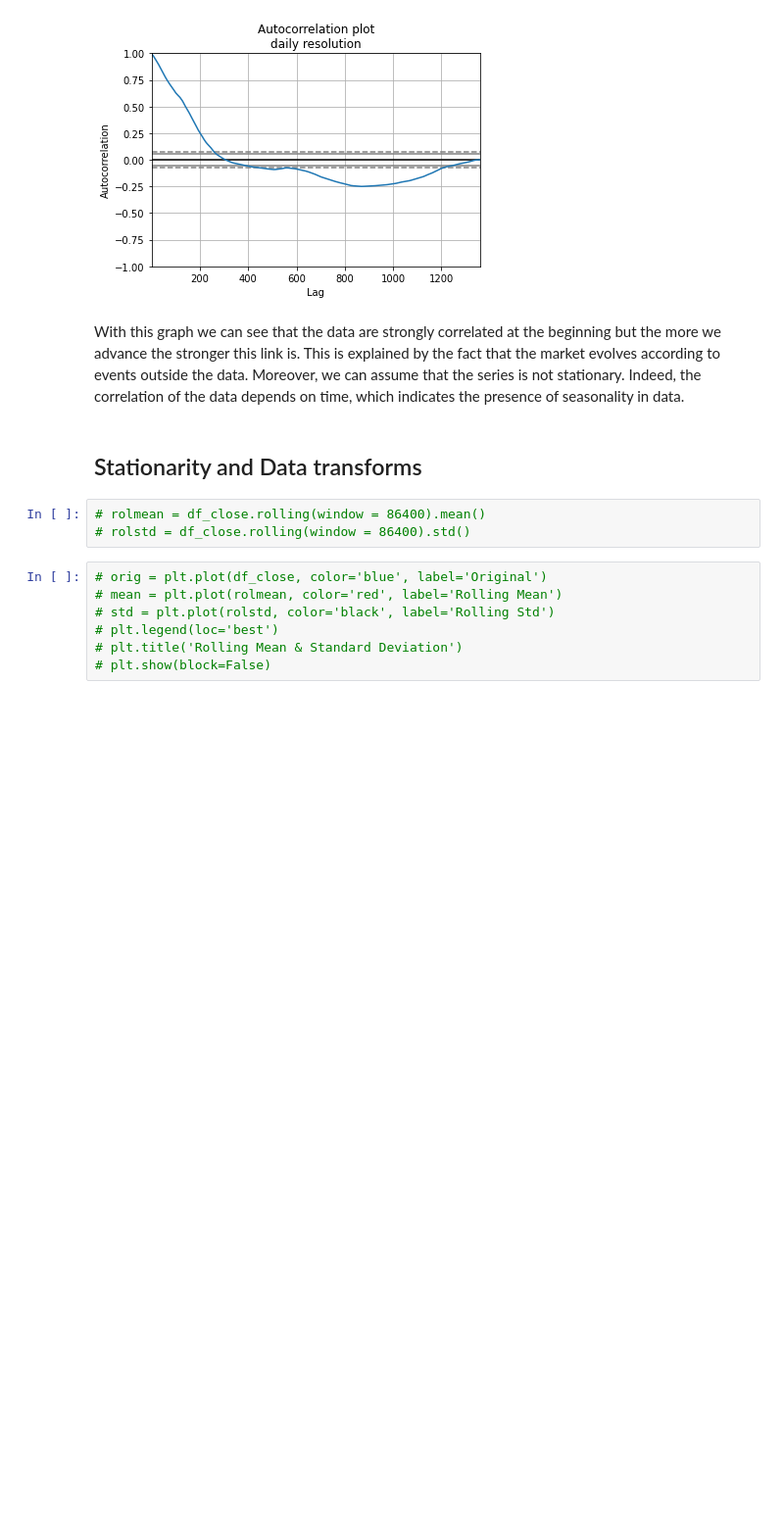
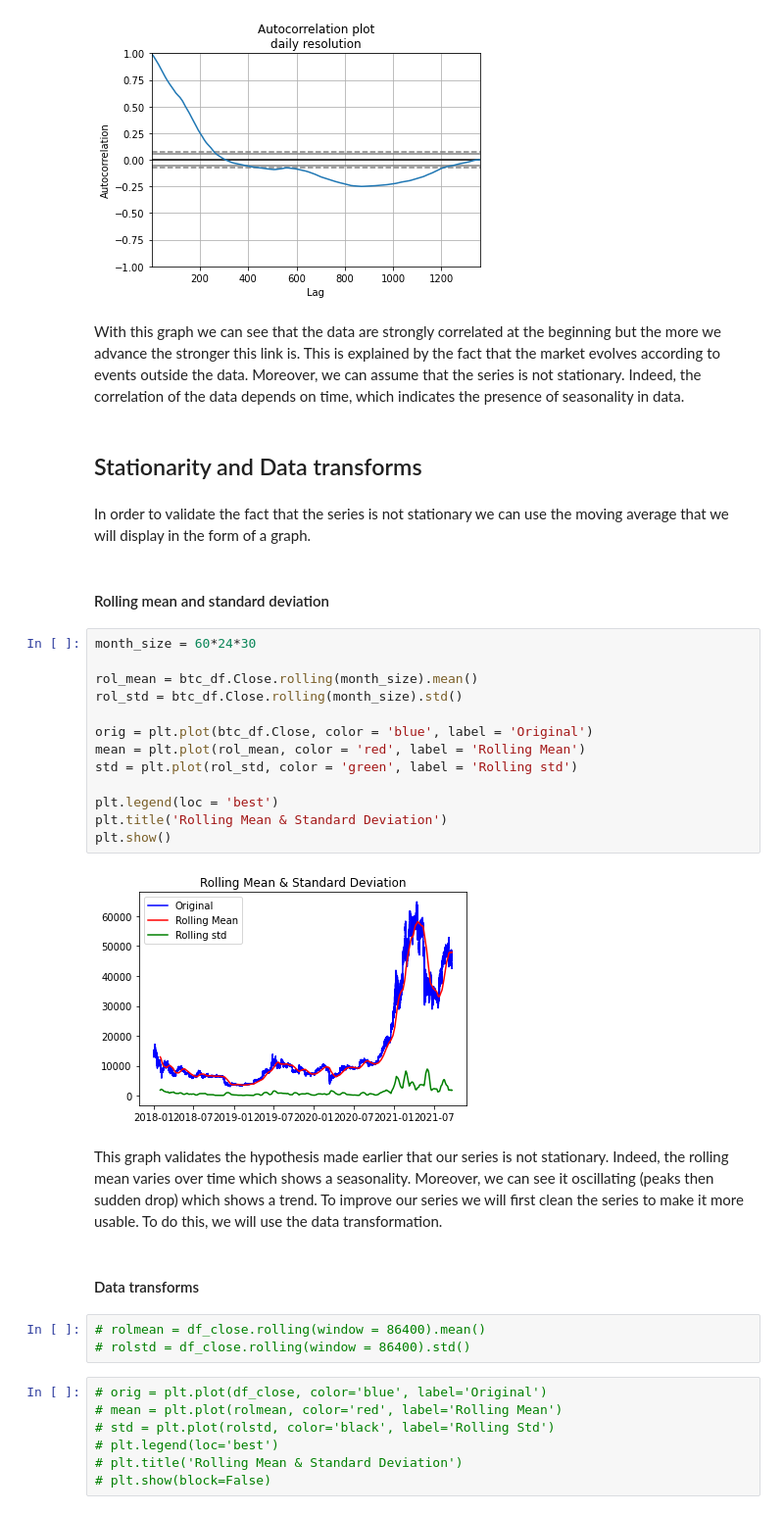
Before and after one commit to julienbaron/g-research-crypto-forecasting, a Jupyter notebook: g-research-crypto-forecasting.ipynb, the cells around one changed output. Shown at 98% size. Saved outputs shown, nothing was run; the diff lists cells and outputs as text; blank space fills up the shorter version.

Commit message:
Rolling mean and standard deviation

```diff
--- a/g-research-crypto-forecasting.ipynb
+++ b/g-research-crypto-forecasting.ipynb
@@ -240,6 +240,29 @@ Calling gca() with keyword arguments was deprecated in Matplotlib 3.4. Starting
 With this graph we can see that the data are strongly correlated at the beginning but the more we advance the stronger this link is. This is explained by the fact that the market evolves according to events outside the data. Moreover, we can assume that the series is not stationary. Indeed, the correlation of the data depends on time, which indicates the presence of seasonality in data.
 # %% [markdown]
 ## Stationarity and Data transforms
+# %% [markdown]
+In order to validate the fact that the series is not stationary we can use the moving average that we will display in the form of a graph.
+# %% [markdown]
+#### Rolling mean and standard deviation
+# %%
+month_size = 60*24*30
+
+rol_mean = btc_df.Close.rolling(month_size).mean()
+rol_std = btc_df.Close.rolling(month_size).std()
+
+orig = plt.plot(btc_df.Close, color = 'blue', label = 'Original')
+mean = plt.plot(rol_mean, color = 'red', label = 'Rolling Mean')
+std = plt.plot(rol_std, color = 'green', label = 'Rolling std')
+
+plt.legend(loc = 'best')
+plt.title('Rolling Mean & Standard Deviation')
+plt.show()
+# %% [output]
+[figure, added]
+# %% [markdown]
+This graph validates the hypothesis made earlier that our series is not stationary. Indeed, the rolling mean varies over time which shows a seasonality. Moreover, we can see it oscillating (peaks then sudden drop) which shows a trend. To improve our series we will first clean the series to make it more usable. To do this, we will use the data transformation.
+# %% [markdown]
+#### Data transforms
 # %%
 # rolmean = df_close.rolling(window = 86400).mean()
 # rolstd = df_close.rolling(window = 86400).std()
```
